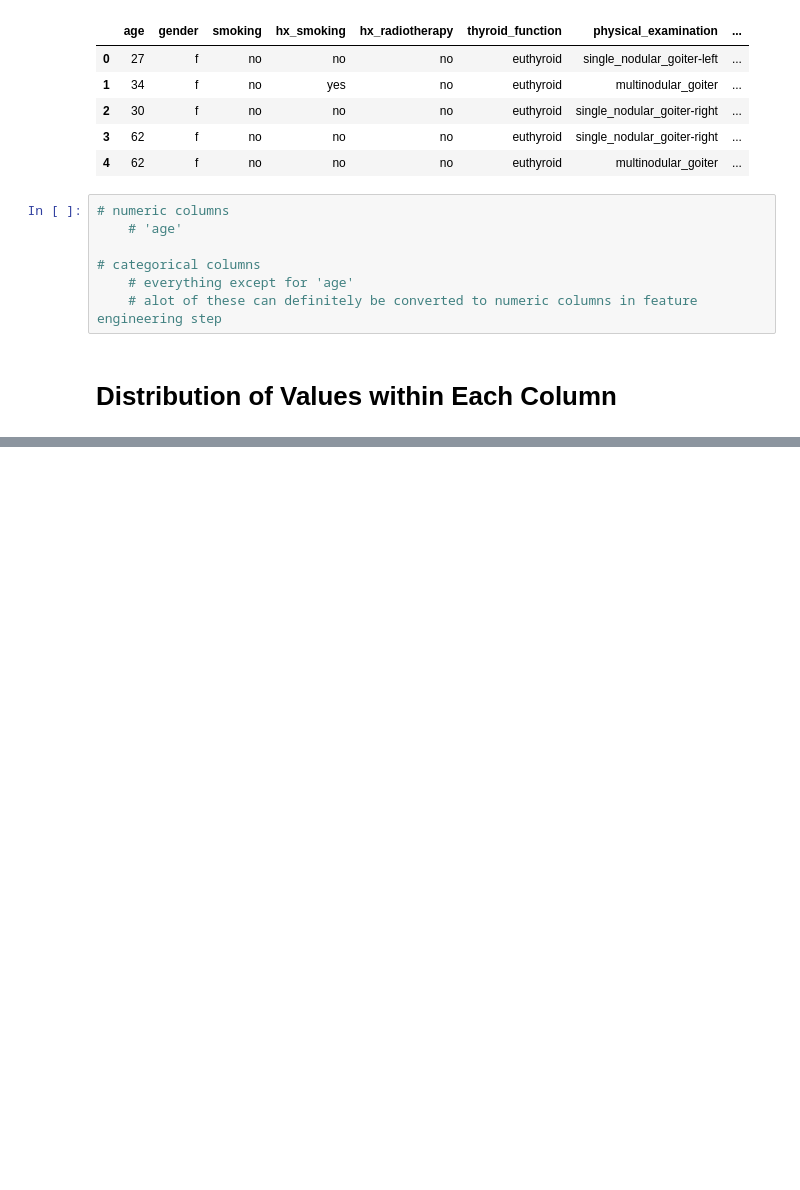
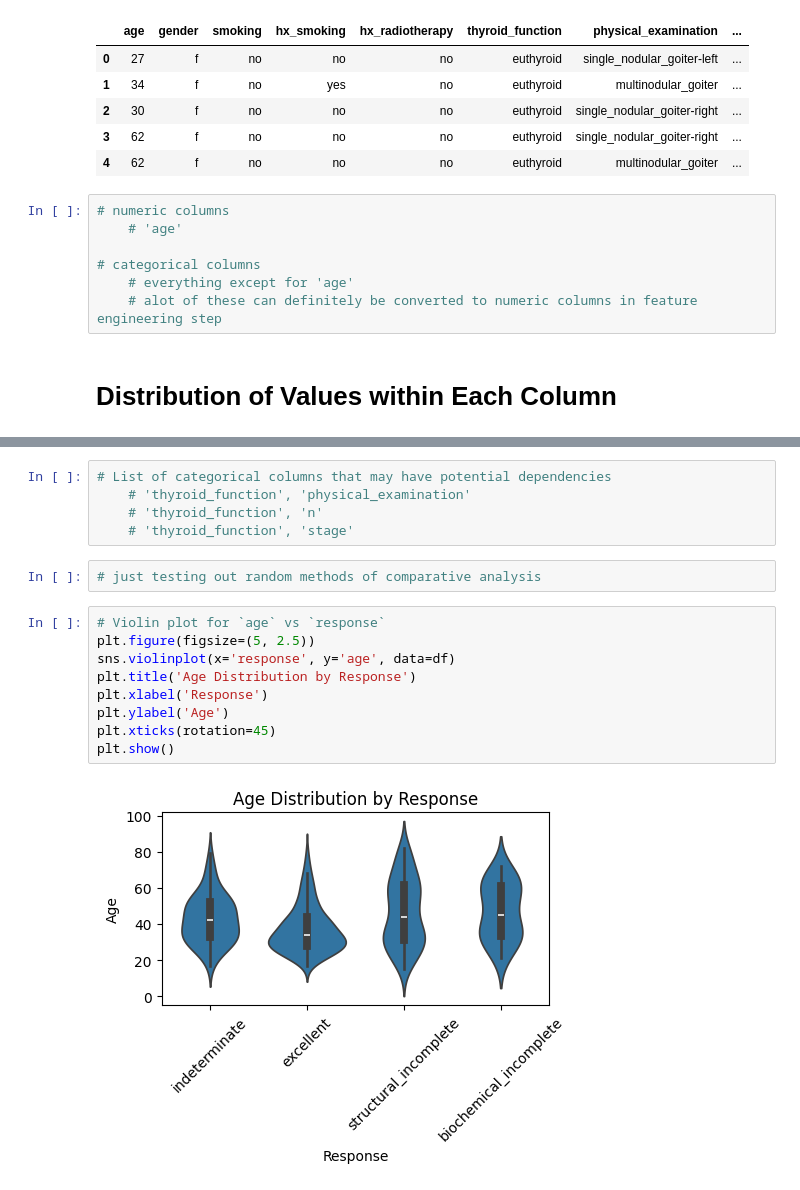
Before and after one commit to madmaxtoastflytiger/CaptStone2-Thyroid-Disease, a Jupyter notebook: 3_ThyroidDisease_EDA.ipynb, the cells around one changed output, grey strips where cells are left out. Saved outputs shown, nothing was run; the diff lists cells and outputs as text; blank space fills up the shorter version.

```diff
--- a/3_ThyroidDisease_EDA.ipynb
+++ b/3_ThyroidDisease_EDA.ipynb
@@ -246 +210,19 @@ plt.show()
+# %%
+# List of categorical columns that may have potential dependencies
+    # 'thyroid_function', 'physical_examination'
+    # 'thyroid_function', 'n'
+    # 'thyroid_function', 'stage'
+# %%
+# just testing out random methods of comparative analysis
+# %%
+# Violin plot for `age` vs `response`
+plt.figure(figsize=(5, 2.5))
+sns.violinplot(x='response', y='age', data=df)
+plt.title('Age Distribution by Response')
+plt.xlabel('Response')
+plt.ylabel('Age')
+plt.xticks(rotation=45)
+plt.show()
+# %% [output]
+[figure, added]
 # %%
```
Also changed, not shown: parts of 31 cells of this notebook, 1 other file.
